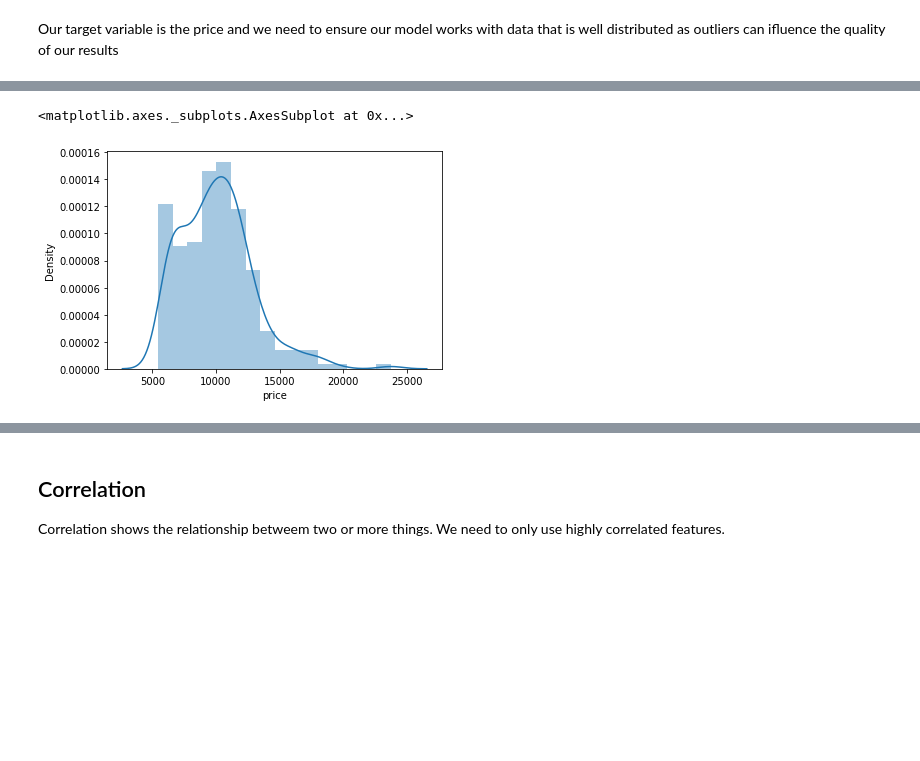
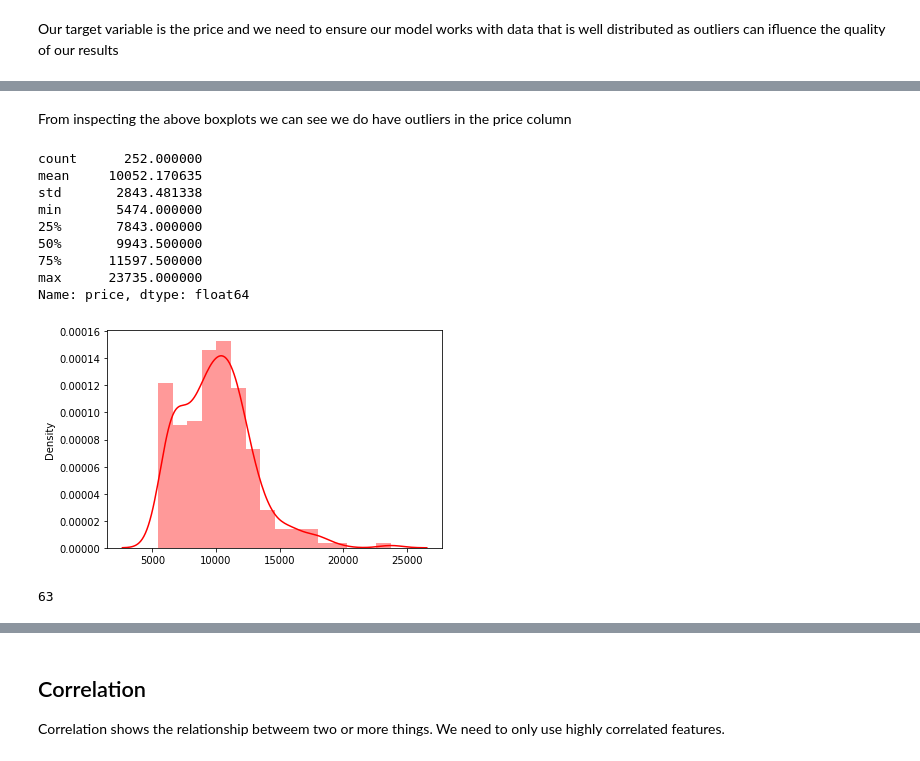
Before and after one commit to wamaithaNyamu/SBT-Japan-linear-regression-model, a Jupyter notebook: sbt_Japan_Linear_regression.ipynb, the cells around one changed output, grey strips where cells are left out. Drawn from its saved outputs; the diff is of its cells as text; code cells hidden in the pictures; blank space fills up the shorter version.

Commit message:
Outliers

```diff
--- a/sbt_Japan_Linear_regression.ipynb
+++ b/sbt_Japan_Linear_regression.ipynb
@@ -982,6 +1087,7 @@ df_categorical.columns.tolist()
 # %% [markdown]
 The categorical variables can be encoded using the label encoder from scikit learn
 # %%
-categorical_cols = df_categorical.columns.tolist()
+categorical_cols = df.select_dtypes(include=['object']).columns.values
+
 categorical_cols
 # %% [output]
@@ -1033,5 +1175,26 @@ import matplotlib.pyplot as plt
+# %% [markdown]
+From inspecting the above boxplots we can see we do have outliers in the price column
+# %%
+df['price'].describe()
+# %% [output]
+count      252.000000
+mean     10052.170635
+std       2843.481338
+min       5474.000000
+25%       7843.000000
+50%       9943.500000
+75%      11597.500000
+max      23735.000000
+Name: price, dtype: float64
+# %%
+def get_distplot(col):
+    sns.distplot(x=col, color='r')
+    plt.show()
 # %%
-sns.distplot(df['price'])
+get_distplot(df['price'])
 # %% [output]
-<matplotlib.axes._subplots.AxesSubplot at 0x...>
-[figure, old version]
+[figure, new version]
+# %%
+df['price'][df['price'] >=11597.500000 ].count()
+# %% [output]
+63
```
Also changed, not shown: parts of 52 cells of this notebook, 1 other file.
